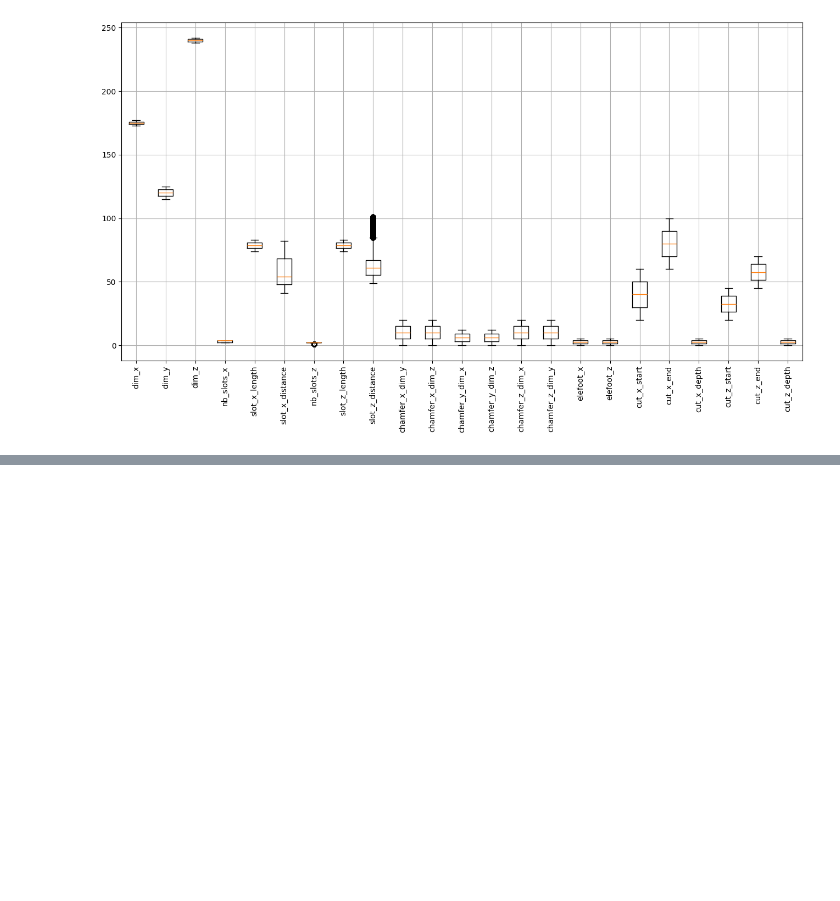
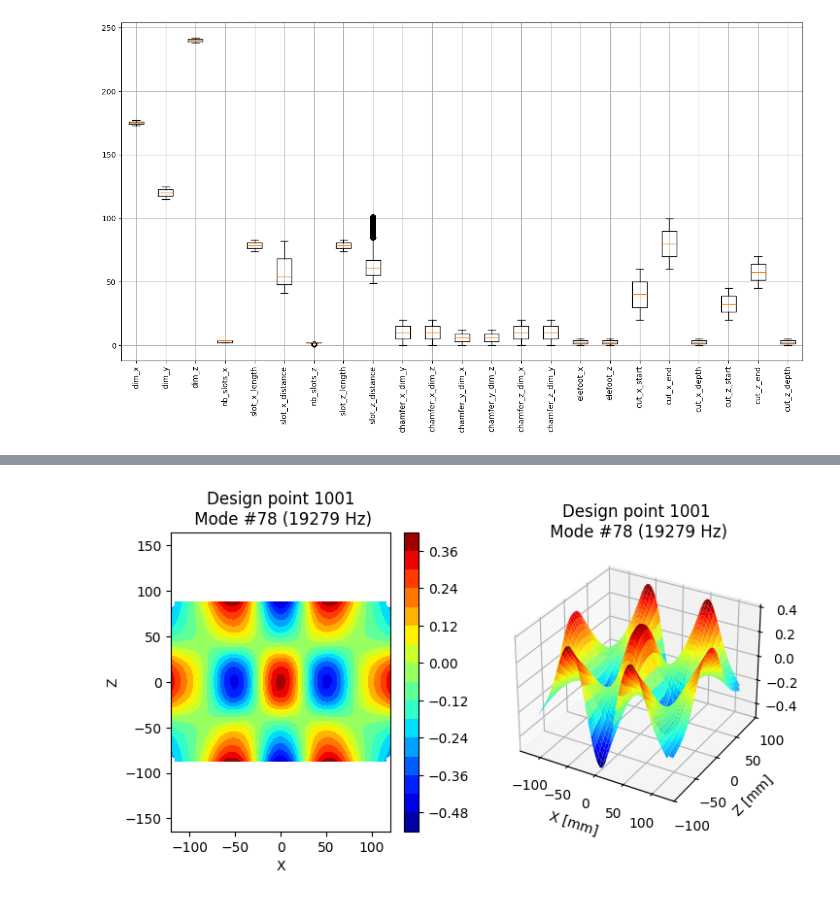
Before and after one commit to francoisbrouet/sep24_cds_int_us-welding, a Jupyter notebook: notebooks/8-draft_streamlit.ipynb, the cells around one changed output, grey strips where cells are left out. Saved outputs shown, nothing was run; the diff lists cells and outputs as text; code cells hidden in the pictures; blank space fills up the shorter version.

```diff
--- a/notebooks/8-draft_streamlit.ipynb
+++ b/notebooks/8-draft_streamlit.ipynb
@@ -132,0 +148,4 @@ plt.plot()
+# %%
+plot_displacement(df_modes, df_nodes, df_defs, dp, id_long+1, False);
+# %% [output]
+[figure, added]
```
Also changed, not shown: parts of 7 cells of this notebook, 1 other file.
